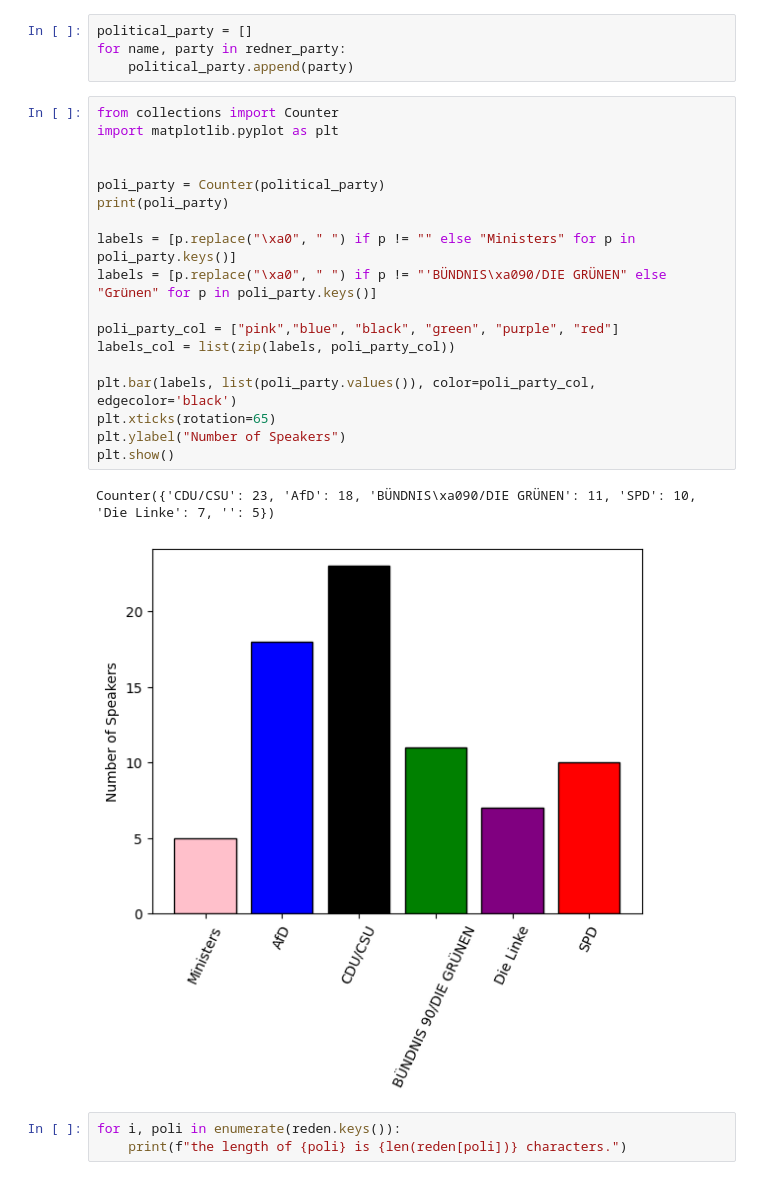
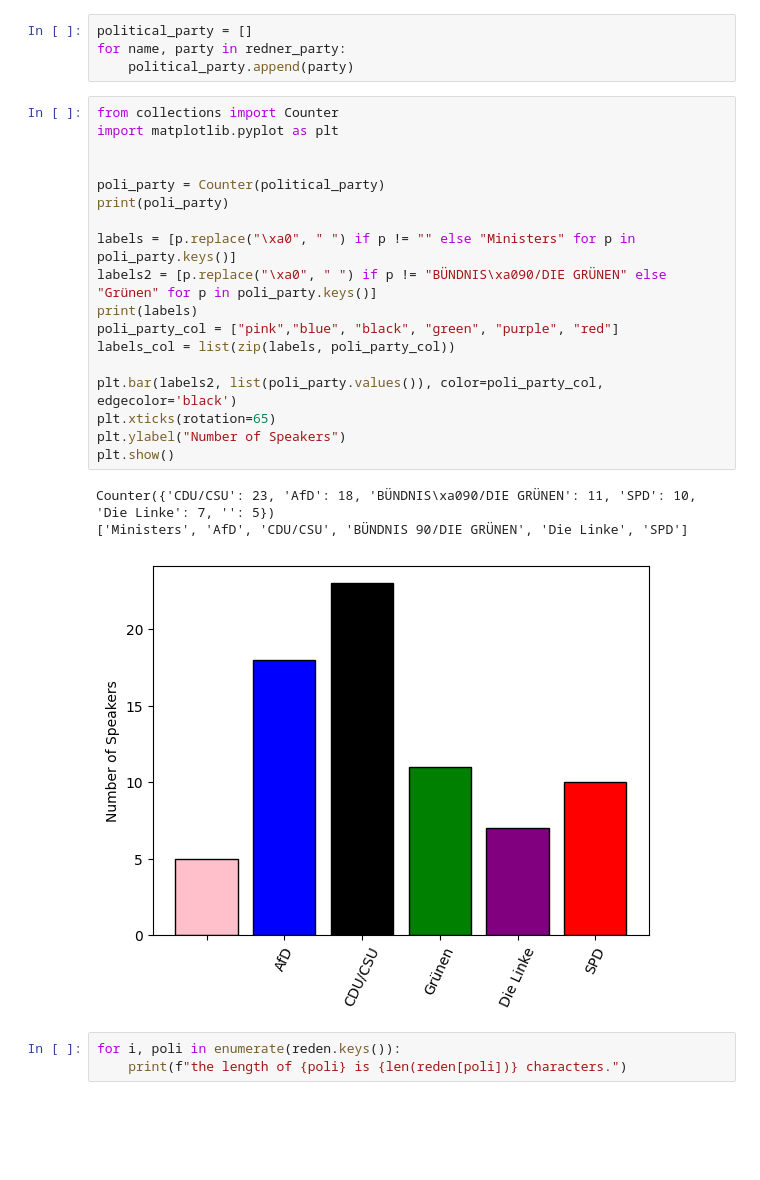
Before and after one commit to Roby290597/bundestag_speeches, a Jupyter notebook: tasks/bundestags_reden_analyse.ipynb, the cells around one changed output. Saved outputs shown, nothing was run; the diff lists cells and outputs as text; blank space fills up the shorter version.

```diff
--- a/tasks/bundestags_reden_analyse.ipynb
+++ b/tasks/bundestags_reden_analyse.ipynb
@@ -102,24 +104,25 @@ for name, party in redner_party:
 # %%
 from collections import Counter
 import matplotlib.pyplot as plt
 
 
 poli_party = Counter(political_party)
 print(poli_party)
 
 labels = [p.replace("\xa0", " ") if p != "" else "Ministers" for p in poli_party.keys()]
-labels = [p.replace("\xa0", " ") if p != "'BÜNDNIS\xa090/DIE GRÜNEN" else "Grünen" for p in poli_party.keys()]
-
+labels2 = [p.replace("\xa0", " ") if p != "BÜNDNIS\xa090/DIE GRÜNEN" else "Grünen" for p in poli_party.keys()]
+print(labels)
 poli_party_col = ["pink","blue", "black", "green", "purple", "red"]
 labels_col = list(zip(labels, poli_party_col))
 
-plt.bar(labels, list(poli_party.values()), color=poli_party_col, edgecolor='black')
+plt.bar(labels2, list(poli_party.values()), color=poli_party_col, edgecolor='black')
 plt.xticks(rotation=65)
 plt.ylabel("Number of Speakers")
 plt.show()
 # %% [output]
 Counter({'CDU/CSU': 23, 'AfD': 18, 'BÜNDNIS\xa090/DIE GRÜNEN': 11, 'SPD': 10, 'Die Linke': 7, '': 5})
+['Ministers', 'AfD', 'CDU/CSU', 'BÜNDNIS 90/DIE GRÜNEN', 'Die Linke', 'SPD']
-[figure, old version]
+[figure, new version]
 # %%
 for i, poli in enumerate(reden.keys()):
     print(f"the length of {poli} is {len(reden[poli])} characters.")
```
Also changed, not shown: parts of 5 cells of this notebook, 3 other files.
